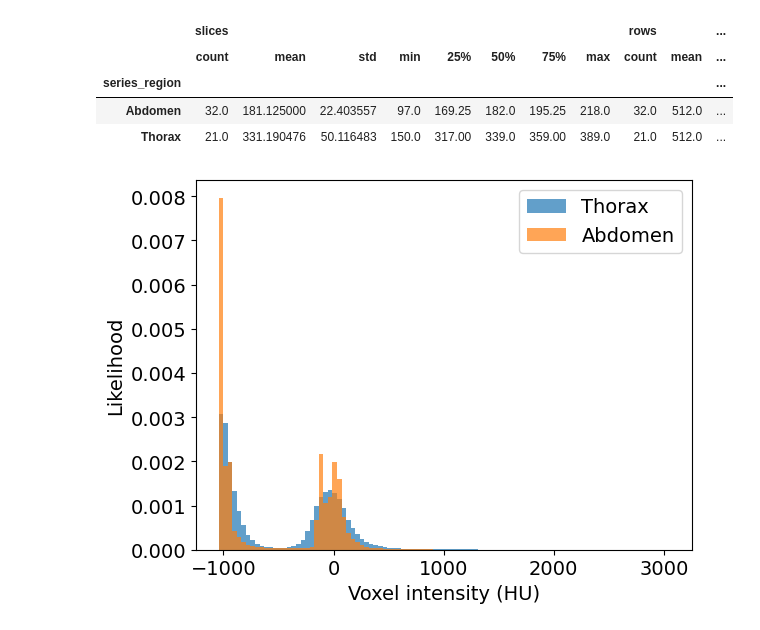
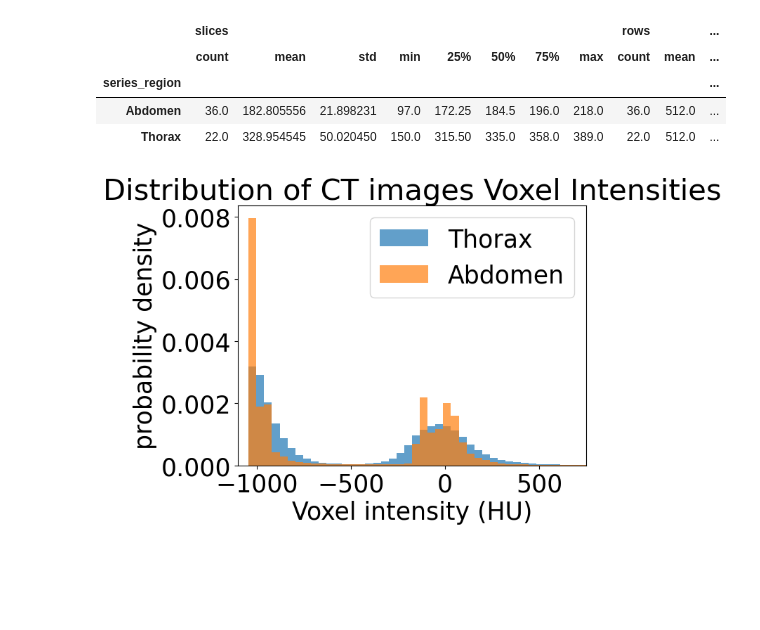
Before and after one commit to robertorojasp06/recist-dataset, a Jupyter notebook: notebooks/data_properties.ipynb, the cells around one changed output. Cells and saved outputs as stored; diff of their text form; code cells hidden in the pictures; blank space fills up the shorter version.

```diff
--- a/notebooks/data_properties.ipynb
+++ b/notebooks/data_properties.ipynb
@@ -6,17 +6,17 @@ import seaborn as sns
 import numpy as np
 from pathlib import Path
 # %%
-plt.rcParams.update({'font.size': 14})
+plt.rcParams.update({'font.size': 25}) # 25 for histograms and boxplots, 16 for bars
 pd.set_option("display.max_columns", None)
 # %%
 path_to_data_train = Path.cwd() / ".." / "data" / "images" / "final" / "train" / "objects_results.csv"
-path_to_data_test = Path.cwd() / ".." / "data" / "images" / "final" / "test" / "objects_results.csv"
+path_to_data_test = Path.cwd() / ".." / "data" / "images" / "final" / "test-updated-beta" / "objects_results.csv"
 path_to_resolution_train = Path.cwd() / ".." / "data" / "images" / "final" / "train" / "nifti_resolution.csv"
-path_to_resolution_test = Path.cwd() / ".." / "data" / "images" / "final" / "test" / "nifti_resolution.csv"
+path_to_resolution_test = Path.cwd() / ".." / "data" / "images" / "final" / "test-updated-beta" / "nifti_resolution.csv"
 path_to_image_stats_train = Path.cwd() / "resources" / "intensity_stats_train.csv"
-path_to_image_stats_test = Path.cwd() / "resources" / "intensity_stats_test.csv"
+path_to_image_stats_test = Path.cwd() / "resources" / "intensity_stats_test_updated_beta.csv"
 path_to_image_densities_train = Path.cwd() / "resources" / "densities_train.npy"
-path_to_image_densities_test = Path.cwd() / "resources" / "densities_test.npy"
+path_to_image_densities_test = Path.cwd() / "resources" / "densities_test_updated_beta.npy"
 path_to_patients = Path.cwd() / ".." / "data" / "metadata" / "patients.csv"
 path_to_series = Path.cwd() / ".." / "data" / "metadata" / "series.json"
 savefig = False
@@ -548,8 +550,8 @@ display(stats_df.groupby('series_region').describe())
 |  | slices |  |  |  |  |  |  |  | rows |  | ... |
 |  | count | mean | std | min | 25% | 50% | 75% | max | count | mean | ... |
 | series_region |  |  |  |  |  |  |  |  |  |  | ... |
-| Abdomen | 32.0 | 181.125000 | 22.403557 | 97.0 | 169.25 | 182.0 | 195.25 | 218.0 | 32.0 | 512.0 | ... |
-| Thorax | 21.0 | 331.190476 | 50.116483 | 150.0 | 317.00 | 339.0 | 359.00 | 389.0 | 21.0 | 512.0 | ... |
+| Abdomen | 36.0 | 182.805556 | 21.898231 | 97.0 | 172.25 | 184.5 | 196.0 | 218.0 | 36.0 | 512.0 | ... |
+| Thorax | 22.0 | 328.954545 | 50.020450 | 150.0 | 315.50 | 335.0 | 358.0 | 389.0 | 22.0 | 512.0 | ... |
 # %%
 # Distribution (density) of images intensities
 densities = {}
@@ -559,33 +561,34 @@ grouped_densities = {"Thorax": [], "Abdomen": []}
 series_df.set_index('uuid', inplace=True)
 for fname, value in densities.items():
     uuid = fname.split('.nii.gz')[0]
     region = series_df.loc[uuid, 'series_region']
     grouped_densities[region].append({"filename": fname, **value})
 series_df.reset_index(inplace=True)
 mean_densities = {
     region: {
         "density": np.mean(np.concatenate([subitem["density"].reshape(-1,1) for subitem in item], axis=1), axis=1),
         "bins": item[-1]["bins"]
     }
     for region, item in grouped_densities.items()
 }
 # Plot
 for region in mean_densities.keys():
     plt.bar(
         mean_densities[region]["bins"][:-1],
         mean_densities[region]["density"],
         width=np.diff(mean_densities[region]["bins"]),
         alpha=0.7,
         label=region
     )
 plt.xlabel('Voxel intensity (HU)')
-plt.ylabel('Likelihood')
+plt.ylabel('probability density')
 plt.title('Distribution of CT images Voxel Intensities')
+plt.xlim((-1100, 750))
 plt.legend()
 if savefig:
     if not add_title:
         plt.title('')
-    plt.savefig(Path.cwd() / 'results' / 'voxel_intensities_distribution.png', bbox_inches='tight', transparent=True)
+    plt.savefig(Path.cwd() / 'results' / 'voxel_intensities_distribution.svg', bbox_inches='tight', transparent=True)
 plt.show()
 # %% [output]
-[figure, old version]
+[figure, new version]
```
Also changed, not shown: parts of 15 cells of this notebook, 4 other files.
